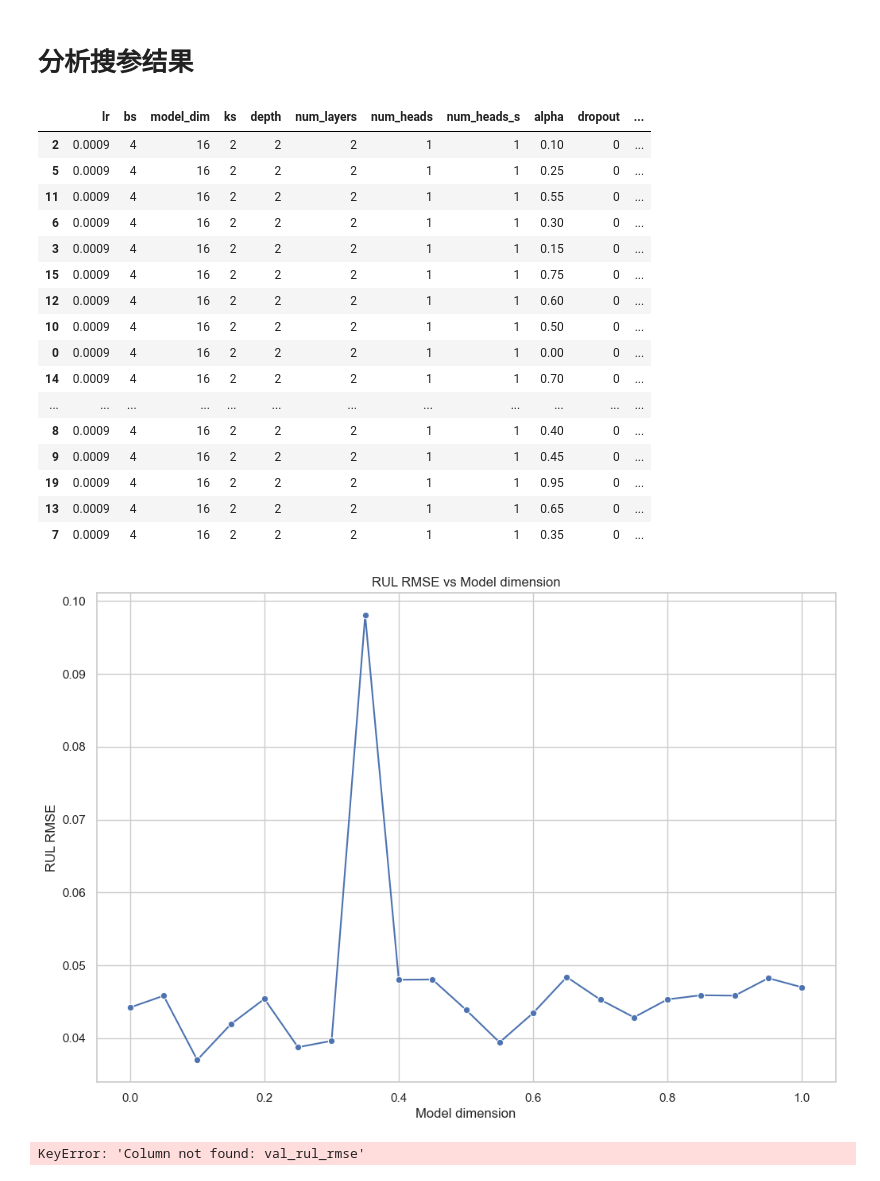
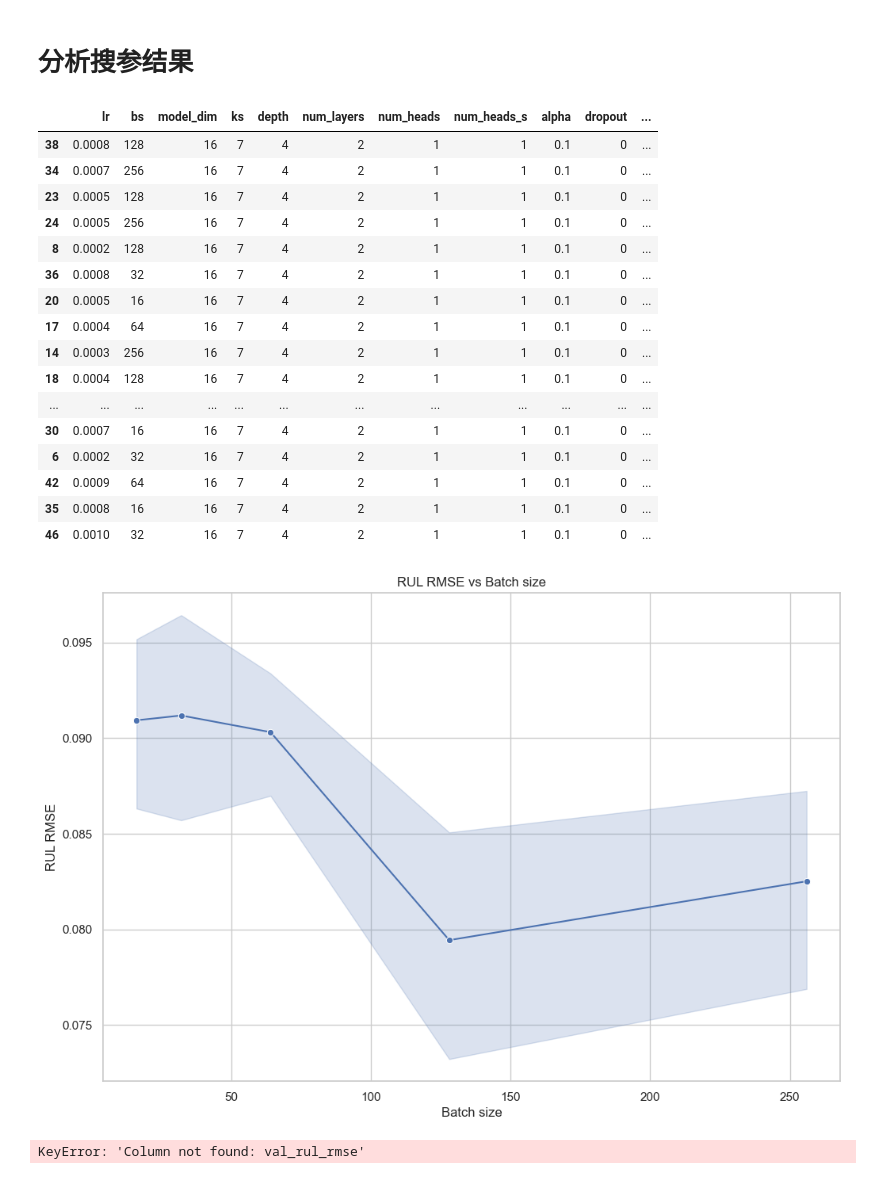
Before and after one commit to ZRui2001/RUL_multi_task, a Jupyter notebook: train.ipynb, the cells around one changed output. Cells and saved outputs as stored; diff of their text form; code cells hidden in the pictures.

Commit message:
Finish search on CALCE

```diff
--- a/train.ipynb
+++ b/train.ipynb
@@ -440,36 +440,35 @@ device=torch.device('cuda:0' if torch.cuda.is_available() else 'cpu')
 det_alpha = 0.1
 
 # 数据集
-dataset = 'NASA'
-bats = ['B0005', 'B0006', 'B0007', 'B0018']
-# dataset = 'CALCE'
-# bats = ['CS2_35', 'CS2_36', 'CS2_37', 'CS2_38']
-lookback_len = 16
-pred_len = 4
+# dataset = 'NASA'
+# bats = ['B0005', 'B0006', 'B0007', 'B0018']
+dataset = 'CALCE'
+bats = ['CS2_35', 'CS2_36', 'CS2_37', 'CS2_38']
+lookback_len = 64
+pred_len = 16
 
-result_path = 'param_search_res/all_res_new/nasa_dp.csv'
+result_path = f'param_search_res/all_res_new/{dataset}_dp.csv'
 # lr_list = np.arange(1e-4, 11e-4, 1e-4)
-# bs_list = [4, 8, 16, 32, 64]
-# m_list = [4, 8, 16, 32, 64]
-# ks_list = [2, 3, 5, 7]
+# bs_list = [16, 32, 64, 128, 256]
+# m_list = [8, 16, 32, 64, 128]
+# ks_list = [5, 7, 9 ,11]
 # d_list = [2, 3, 4]
 # l_list = [1, 2, 3, 4]
 # ht_list = [1, 2, 4]
 # hs_list = [1, 2, 4]
 # a_list = np.arange(0, 1.05, 0.05)
-dp_list = np.arange(1e-5, 1e-4, 1e-5)
+dp_list = np.arange(1e-5, 11e-5, 1e-5)
 
 # model_v6
-lr = 9e-4
-batch_size = 4
+lr = 8e-4
+batch_size = 128
 model_dim = 16
-kernel_size = 2
-depth = 2
+kernel_size = 7
+depth = 4
 num_layers = 2
 num_heads_t = 1
 num_heads_s = 1
 alpha = 0.1
-# alpha = 0.64
 # dropout = 0
 
 # lstm
@@ -561,16 +561,18 @@ params = ['lr', 'bs', 'model_dim', 'ks', 'depth', 'num_layers', 'num_heads', 'nu
 # for root, dirs, files in os.walk(all_dir):
 #     for file in files:
 #         if file.endswith('.csv'):
-file = 'nasa_dp.csv'
+# file = f'{dataset}_ht_hs.csv'
+file = result_path.split("/")[-1]
 old_path = os.path.join(all_dir, file)
 new_path = os.path.join(group_dir, file)
+
 # print(new_path)
 df = pd.read_csv(old_path)
 df = df.groupby(params)['val_rul_rmse'].agg(
     rul_rmse_mean='mean',
     rul_rmse_std='std'
 ).reset_index()
-df.to_csv(new_path, index=False)
+# df.to_csv(new_path, index=False)
 df.sort_values('rul_rmse_mean').reset_index()
 # df
 # %% [output]
@@ -594,51 +590,51 @@ df.sort_values('rul_rmse_mean').reset_index()
 # %% [markdown]
 # 分析搜参结果
 # %%
-plt_path = 'param_search_res/group_res_new/nasa_a.csv'
+# new_path = 'param_search_res/group_res_new/nasa_a.csv'
 
-xname = 'alpha'
-xlabel = 'Model dimension'
+xname = 'bs'
+xlabel = 'Batch size'
 yname = 'rul_rmse_mean'
 ylabel = 'RUL RMSE'
 plt_title = f'{ylabel} vs {xlabel}'
 
-df = pd.read_csv(plt_path)
+df = pd.read_csv(new_path)
 # 按超参数分组，取最小值
 # idx = df.groupby(xname)[yname].idxmin()
 # df = df.loc[idx]
 
 # df = df.groupby(xname).agg(
 #     rul_rmse_mean=('rul_rmse_mean', 'mean'),
 #     rul_rmse_std=('rul_rmse_std', 'mean')
 # ).reset_index()
 display(df.sort_values('rul_rmse_mean'))
 
 sns.set(style="whitegrid")
 plt.figure(figsize=(12, 8))
 sns.lineplot(x=xname, y=yname, data=df, marker='o', errorbar=('ci', 90))
 # plt.errorbar(df[xname], df[yname], yerr=df['rul_rmse_std'], fmt='-o', ecolor='gray', capsize=3, color='b')
 plt.title(plt_title)
 plt.xlabel(xlabel)
 plt.ylabel(ylabel)
 # plt.ylim(0.035, 0.06)
 plt.show()
 # %% [output]
 |  | lr | bs | model_dim | ks | depth | num_layers | num_heads | num_heads_s | alpha | dropout | ... |
-| 2 | 0.0009 | 4 | 16 | 2 | 2 | 2 | 1 | 1 | 0.10 | 0 | ... |
-| 5 | 0.0009 | 4 | 16 | 2 | 2 | 2 | 1 | 1 | 0.25 | 0 | ... |
-| 11 | 0.0009 | 4 | 16 | 2 | 2 | 2 | 1 | 1 | 0.55 | 0 | ... |
-| 6 | 0.0009 | 4 | 16 | 2 | 2 | 2 | 1 | 1 | 0.30 | 0 | ... |
-| 3 | 0.0009 | 4 | 16 | 2 | 2 | 2 | 1 | 1 | 0.15 | 0 | ... |
-| 15 | 0.0009 | 4 | 16 | 2 | 2 | 2 | 1 | 1 | 0.75 | 0 | ... |
-| 12 | 0.0009 | 4 | 16 | 2 | 2 | 2 | 1 | 1 | 0.60 | 0 | ... |
-| 10 | 0.0009 | 4 | 16 | 2 | 2 | 2 | 1 | 1 | 0.50 | 0 | ... |
-| 0 | 0.0009 | 4 | 16 | 2 | 2 | 2 | 1 | 1 | 0.00 | 0 | ... |
-| 14 | 0.0009 | 4 | 16 | 2 | 2 | 2 | 1 | 1 | 0.70 | 0 | ... |
+| 38 | 0.0008 | 128 | 16 | 7 | 4 | 2 | 1 | 1 | 0.1 | 0 | ... |
+| 34 | 0.0007 | 256 | 16 | 7 | 4 | 2 | 1 | 1 | 0.1 | 0 | ... |
+| 23 | 0.0005 | 128 | 16 | 7 | 4 | 2 | 1 | 1 | 0.1 | 0 | ... |
+| 24 | 0.0005 | 256 | 16 | 7 | 4 | 2 | 1 | 1 | 0.1 | 0 | ... |
+| 8 | 0.0002 | 128 | 16 | 7 | 4 | 2 | 1 | 1 | 0.1 | 0 | ... |
+| 36 | 0.0008 | 32 | 16 | 7 | 4 | 2 | 1 | 1 | 0.1 | 0 | ... |
+| 20 | 0.0005 | 16 | 16 | 7 | 4 | 2 | 1 | 1 | 0.1 | 0 | ... |
+| 17 | 0.0004 | 64 | 16 | 7 | 4 | 2 | 1 | 1 | 0.1 | 0 | ... |
+| 14 | 0.0003 | 256 | 16 | 7 | 4 | 2 | 1 | 1 | 0.1 | 0 | ... |
+| 18 | 0.0004 | 128 | 16 | 7 | 4 | 2 | 1 | 1 | 0.1 | 0 | ... |
 | ... | ... | ... | ... | ... | ... | ... | ... | ... | ... | ... | ... |
-| 8 | 0.0009 | 4 | 16 | 2 | 2 | 2 | 1 | 1 | 0.40 | 0 | ... |
-| 9 | 0.0009 | 4 | 16 | 2 | 2 | 2 | 1 | 1 | 0.45 | 0 | ... |
-| 19 | 0.0009 | 4 | 16 | 2 | 2 | 2 | 1 | 1 | 0.95 | 0 | ... |
-| 13 | 0.0009 | 4 | 16 | 2 | 2 | 2 | 1 | 1 | 0.65 | 0 | ... |
-| 7 | 0.0009 | 4 | 16 | 2 | 2 | 2 | 1 | 1 | 0.35 | 0 | ... |
+| 30 | 0.0007 | 16 | 16 | 7 | 4 | 2 | 1 | 1 | 0.1 | 0 | ... |
+| 6 | 0.0002 | 32 | 16 | 7 | 4 | 2 | 1 | 1 | 0.1 | 0 | ... |
+| 42 | 0.0009 | 64 | 16 | 7 | 4 | 2 | 1 | 1 | 0.1 | 0 | ... |
+| 35 | 0.0008 | 16 | 16 | 7 | 4 | 2 | 1 | 1 | 0.1 | 0 | ... |
+| 46 | 0.0010 | 32 | 16 | 7 | 4 | 2 | 1 | 1 | 0.1 | 0 | ... |
-[figure, old version]
+[figure, new version]
 # %%
```
Also changed, not shown: parts of 3 cells of this notebook, 6 other files.
